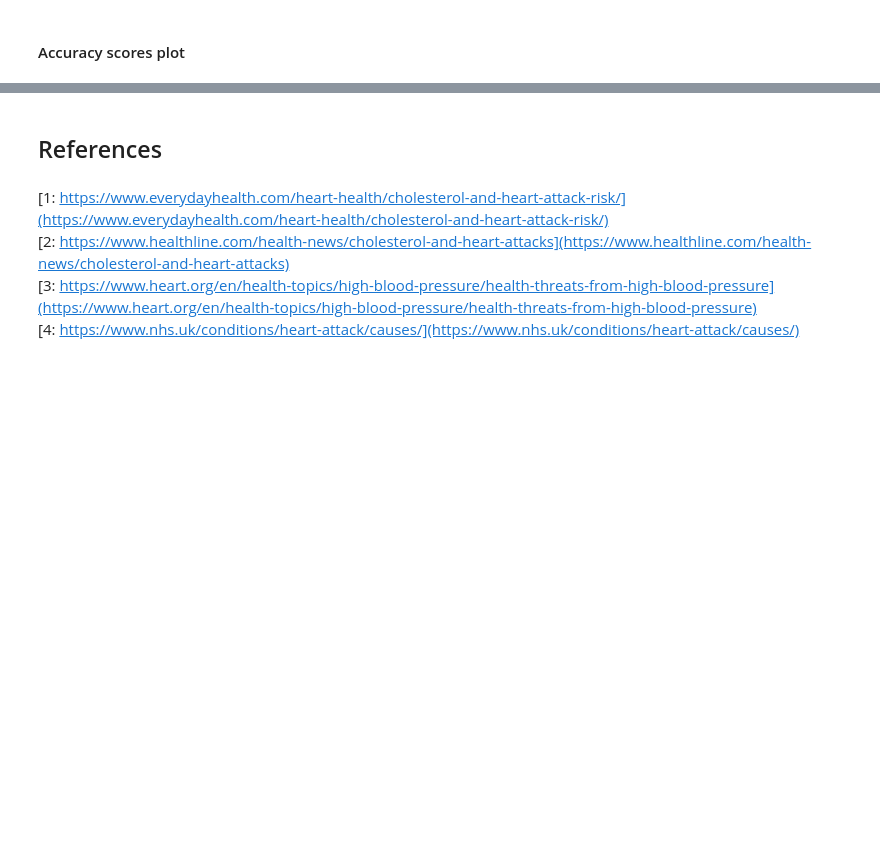
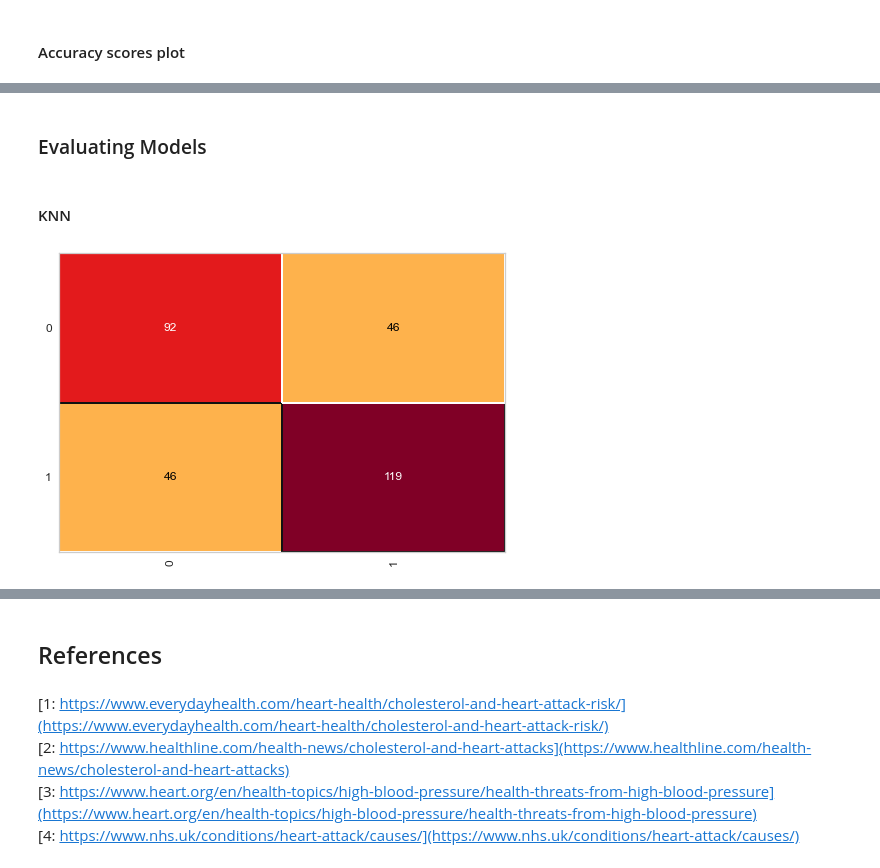
Before and after one commit to viswambaran/DataDrivenAnalytics, a Jupyter notebook: HeartAttackPredictor/HeartAttackPredictionModel.ipynb, the cells around one changed output, grey strips where cells are left out. Cells and saved outputs as stored; diff of their text form; code cells hidden in the pictures; blank space fills up the shorter version.

```diff
--- a/HeartAttackPredictor/HeartAttackPredictionModel.ipynb
+++ b/HeartAttackPredictor/HeartAttackPredictionModel.ipynb
@@ -479,0 +495,9 @@ Based on the chart above it is easy to see that the more neighbours we choose fo
+# %%
+
+logreg = LogisticRegression()
+logreg.fit(X, y)
+
+y_pred_logreg = logreg.predict(X)
+logreg_accuracy = metrics.accuracy_score(y, y_pred_logreg)
+
+lastrow_predict_logreg = logreg.predict(np.array(X.tail(1)))
@@ -479,0 +512,12 @@ Based on the chart above it is easy to see that the more neighbours we choose fo
+# %% [markdown]
+### Evaluating Models
+# %% [markdown]
+#### KNN
+# %%
+## Running a confustion matrix on the knn model.
+
+cm_knn = ConfusionMatrix(knn)
+cm_knn.fit(X, y)
+cm_knn.score(X, y);
+# %% [output]
+[figure, added]
```
Also changed, not shown: parts of 12 cells of this notebook.
